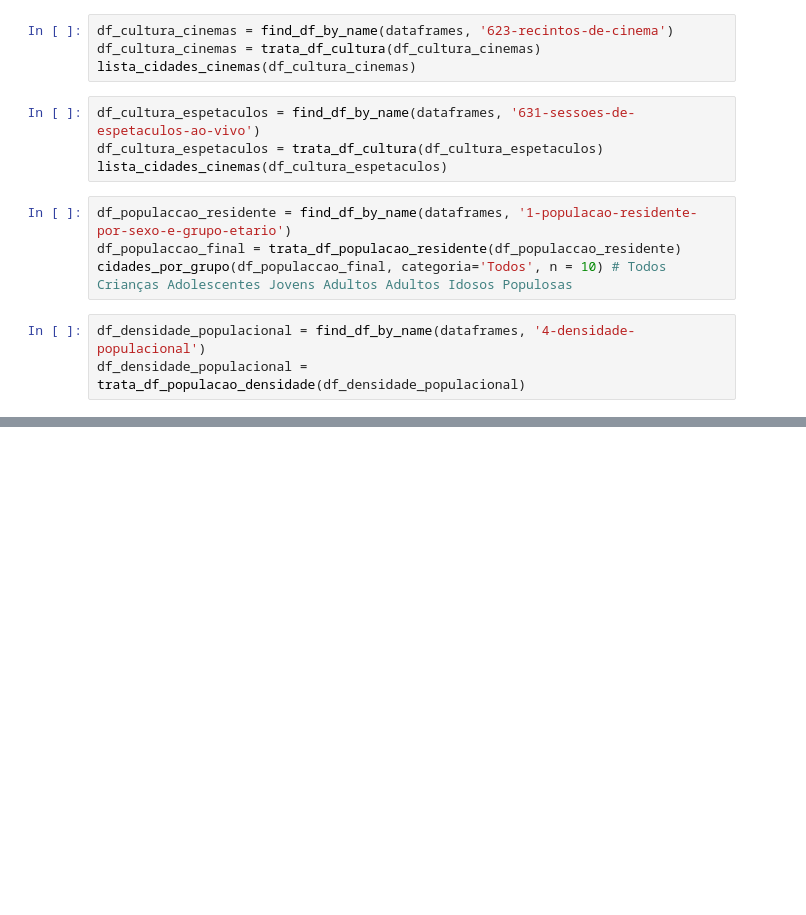
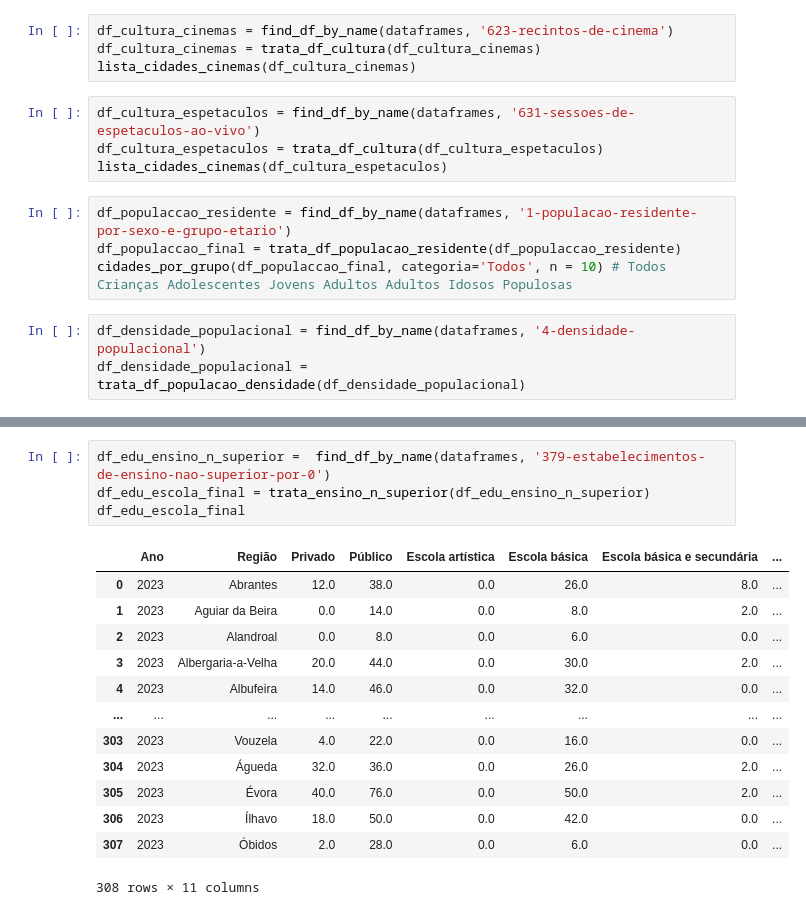
Before and after one commit to johnosd/MPAlugueisLisboa, a Jupyter notebook: src/PordataPt/test_PorData_Process.ipynb, the cells around one changed output, grey strips where cells are left out. Saved outputs shown, nothing was run; the diff lists cells and outputs as text; blank space fills up the shorter version.

Commit message:
trata ensino

```diff
--- a/src/PordataPt/test_PorData_Process.ipynb
+++ b/src/PordataPt/test_PorData_Process.ipynb
@@ -278,0 +486,18 @@ df_densidade_populacional
+# %%
+df_edu_ensino_n_superior =  find_df_by_name(dataframes, '379-estabelecimentos-de-ensino-nao-superior-por-0')
+df_edu_escola_final = trata_ensino_n_superior(df_edu_ensino_n_superior)
+df_edu_escola_final
+# %% [output]
+|  | Ano | Região | Privado | Público | Escola artística | Escola básica | Escola básica e secundária | ... |
+| 0 | 2023 | Abrantes | 12.0 | 38.0 | 0.0 | 26.0 | 8.0 | ... |
+| 1 | 2023 | Aguiar da Beira | 0.0 | 14.0 | 0.0 | 8.0 | 2.0 | ... |
+| 2 | 2023 | Alandroal | 0.0 | 8.0 | 0.0 | 6.0 | 0.0 | ... |
+| 3 | 2023 | Albergaria-a-Velha | 20.0 | 44.0 | 0.0 | 30.0 | 2.0 | ... |
+| 4 | 2023 | Albufeira | 14.0 | 46.0 | 0.0 | 32.0 | 0.0 | ... |
+| ... | ... | ... | ... | ... | ... | ... | ... | ... |
+| 303 | 2023 | Vouzela | 4.0 | 22.0 | 0.0 | 16.0 | 0.0 | ... |
+| 304 | 2023 | Águeda | 32.0 | 36.0 | 0.0 | 26.0 | 2.0 | ... |
+| 305 | 2023 | Évora | 40.0 | 76.0 | 0.0 | 50.0 | 2.0 | ... |
+| 306 | 2023 | Ílhavo | 18.0 | 50.0 | 0.0 | 42.0 | 0.0 | ... |
+| 307 | 2023 | Óbidos | 2.0 | 28.0 | 0.0 | 6.0 | 0.0 | ... |
+308 rows × 11 columns
```
Also changed, not shown: parts of 11 cells of this notebook.
